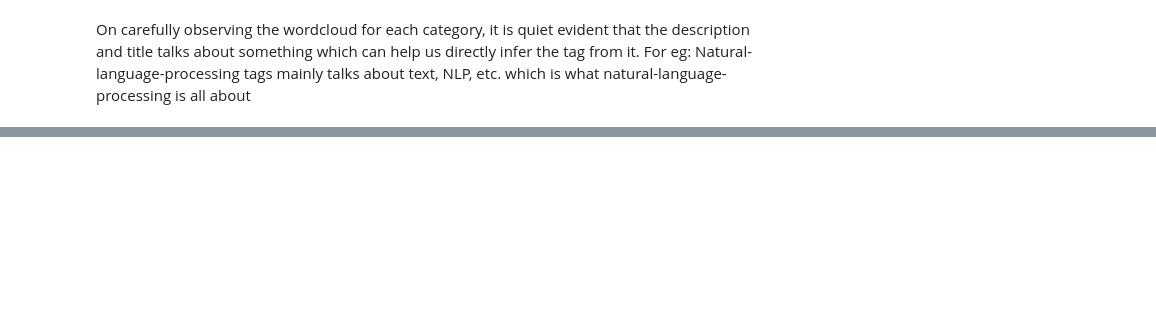
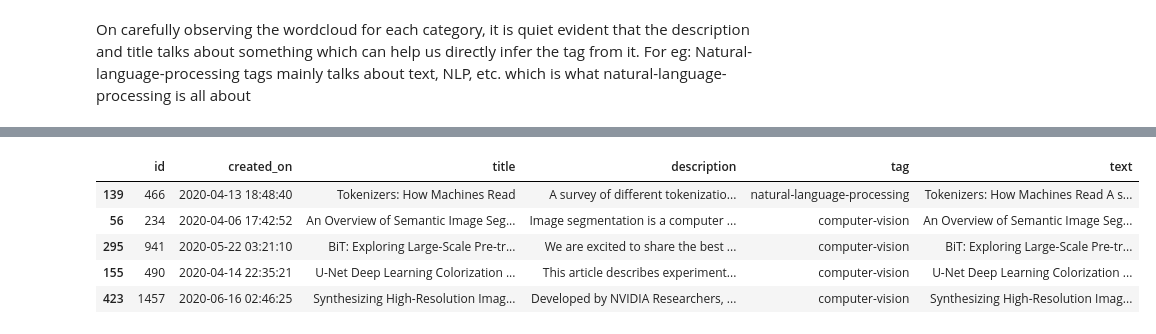
Before and after one commit to AniTho/Made-With-ML, a Jupyter notebook: notebook/1_data_processing.ipynb, the cells around one changed output, grey strips where cells are left out. Drawn from its saved outputs; the diff is of its cells as text; code cells hidden in the pictures; blank space fills up the shorter version.

```diff
--- a/notebook/1_data_processing.ipynb
+++ b/notebook/1_data_processing.ipynb
@@ -175,0 +190,6 @@ On carefully observing the wordcloud for each category, it is quiet evident that
+# %%
+def combine_title_desc(data):
+    data['text'] = data['title'] + " " + data['description']
+    return data
+
+train_data.head()
@@ -175,0 +203,10 @@ On carefully observing the wordcloud for each category, it is quiet evident that
+# %%
+train_data = combine_title_desc(train_data)
+train_data.head()
+# %% [output]
+|  | id | created_on | title | description | tag | text |
+| 139 | 466 | 2020-04-13 18:48:40 | Tokenizers: How Machines Read | A survey of different tokenizatio... | natural-language-processing | Tokenizers: How Machines Read A s... |
+| 56 | 234 | 2020-04-06 17:42:52 | An Overview of Semantic Image Seg... | Image segmentation is a computer ... | computer-vision | An Overview of Semantic Image Seg... |
+| 295 | 941 | 2020-05-22 03:21:10 | BiT: Exploring Large-Scale Pre-tr... | We are excited to share the best ... | computer-vision | BiT: Exploring Large-Scale Pre-tr... |
+| 155 | 490 | 2020-04-14 22:35:21 | U-Net Deep Learning Colorization ... | This article describes experiment... | computer-vision | U-Net Deep Learning Colorization ... |
+| 423 | 1457 | 2020-06-16 02:46:25 | Synthesizing High-Resolution Imag... | Developed by NVIDIA Researchers, ... | computer-vision | Synthesizing High-Resolution Imag... |
```
Also changed, not shown: parts of 22 cells of this notebook.
